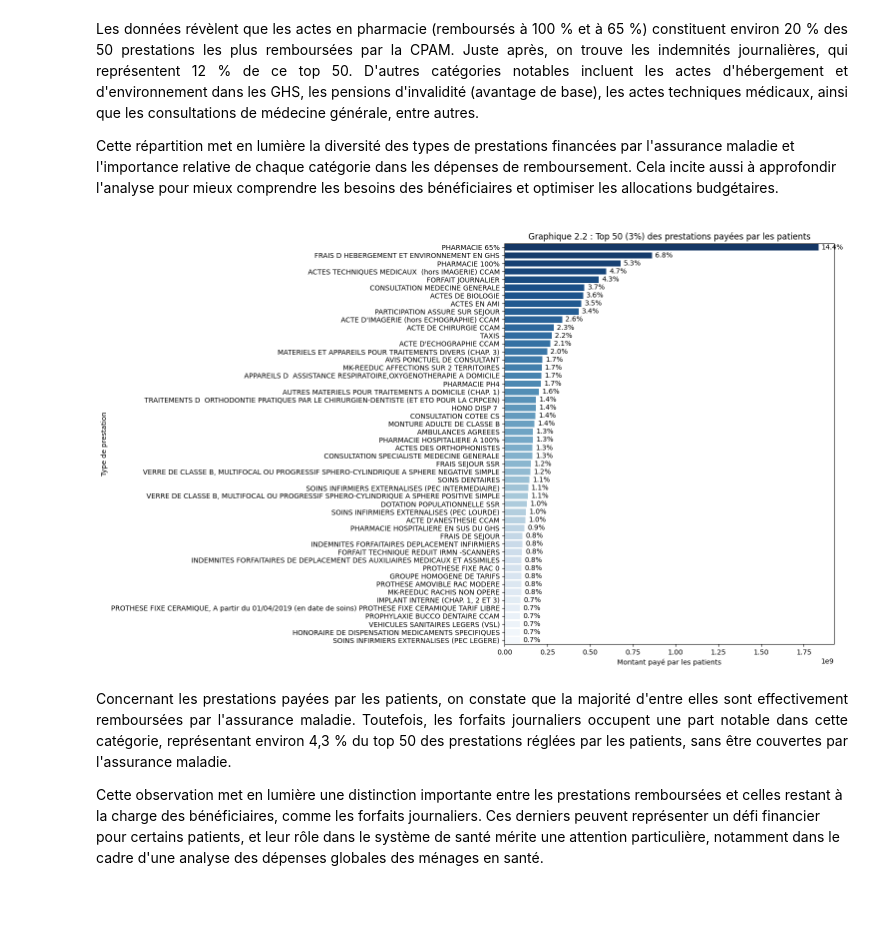
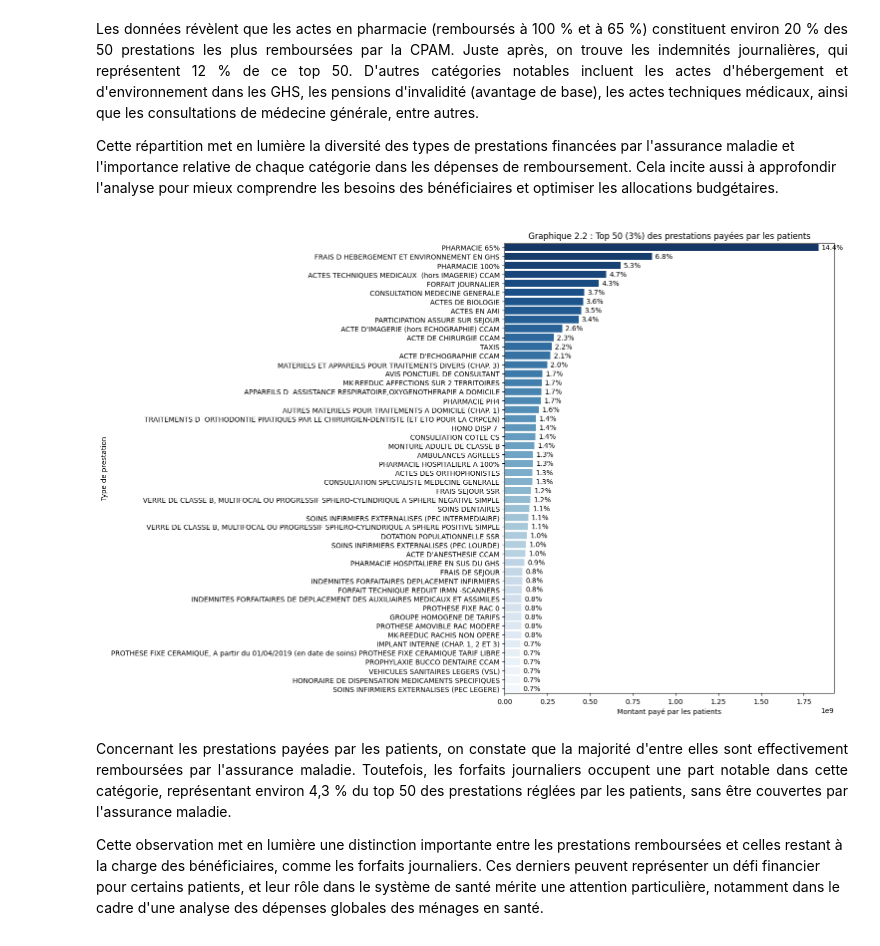
Before and after one commit to Gustiyn/Analyse-des-donn-es-de-la-CPAM, a Jupyter notebook: open_damir.ipynb, the cells around one changed output. Drawn from its saved outputs; the diff is of its cells as text; code cells hidden in the pictures; blank space fills up the shorter version.

```diff
--- a/open_damir.ipynb
+++ b/open_damir.ipynb
@@ -265,35 +215,35 @@ Cette répartition met en lumière la diversité des types de prestations financ
 
 grouped_data_pai = presta_df.groupby('PRS_NAT_DESC')['PRS_PAI_MNT'].sum().reset_index()
 top_prs_pai = grouped_data_pai.sort_values(by='PRS_PAI_MNT', ascending=False).head(50)
 top_prs_pai['Percentage'] = (top_prs_pai['PRS_PAI_MNT'] / top_prs_pai['PRS_PAI_MNT'].sum()) * 100
 
 # Diagramme en barres horizontal
-plt.figure(figsize=(15, 9))
+plt.figure(figsize=(15, 10))
 sns.barplot(
     x='PRS_PAI_MNT',
     y='PRS_NAT_DESC',
     data=top_prs_pai,
     palette='Blues_r',  #
     hue='PRS_NAT_DESC',
     dodge=False
 )
 
 # Ajout des pourcentages
 for index, row in enumerate(top_prs_pai.itertuples()):
     percentage = f"{row.Percentage:.1f}%"
     plt.text(row.PRS_PAI_MNT + 0.01 * top_prs_pai['PRS_PAI_MNT'].max(),
              index,
              percentage,
              va='center')
 
 plt.xlabel('Montant payé par les patients')
 plt.ylabel('Type de prestation')
 plt.title('Graphique 2.2 : Top 50 (3%) des prestations payées par les patients')
 plt.legend([], [], frameon=False)
 plt.tight_layout()
 plt.show()
 # %% [output]
-[figure, old version]
+[figure, new version]
 # %% [markdown]
 <p style="text-align: justify;">
 Concernant les prestations payées par les patients, on constate que la majorité d'entre elles sont effectivement remboursées par l'assurance maladie. Toutefois, les forfaits journaliers occupent une part notable dans cette catégorie, représentant environ 4,3 % du top 50 des prestations réglées par les patients, sans être couvertes par l'assurance maladie.
```
Also changed, not shown: parts of 32 cells of this notebook.
